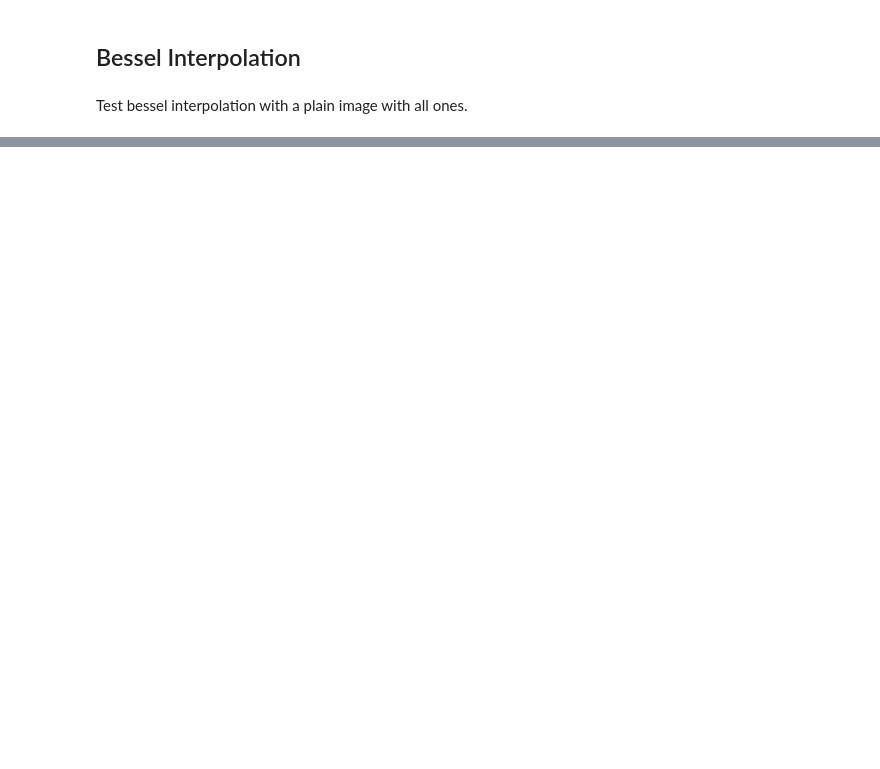
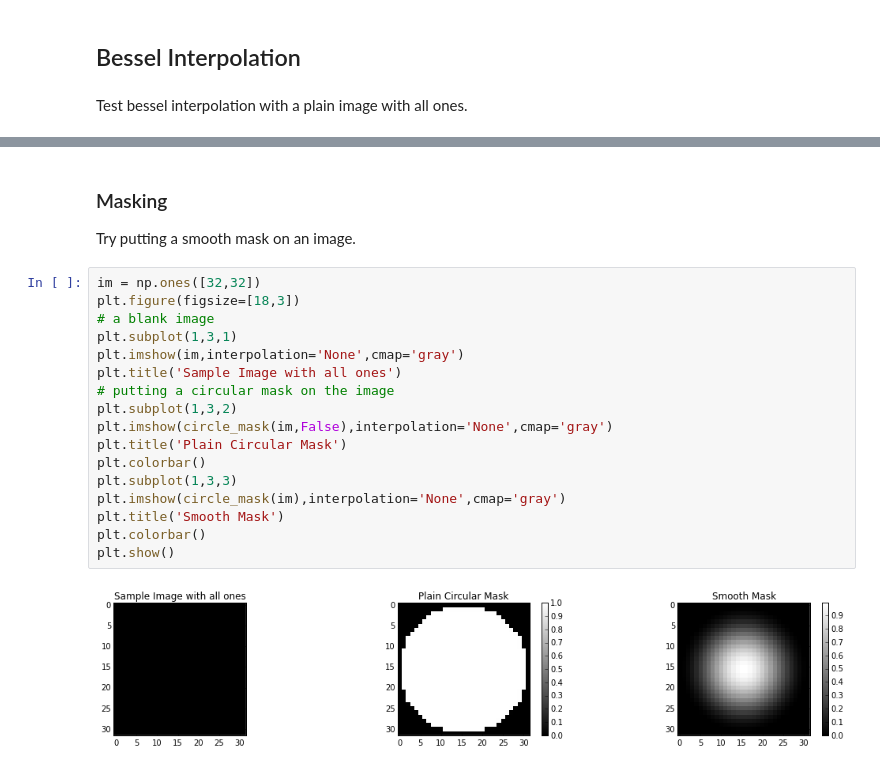
Before and after one commit to zyzdiana/AC297r-Volume-Registration, a Jupyter notebook: Thesis/Test_Cases.ipynb, the cells around one changed output, grey strips where cells are left out. Drawn from its saved outputs; the diff is of its cells as text; blank space fills up the shorter version.

```diff
--- a/Thesis/Test_Cases.ipynb
+++ b/Thesis/Test_Cases.ipynb
@@ -79,2 +66,24 @@ plt.show()
+# %% [markdown]
+### Masking
+Try putting a smooth mask on an image.
+# %%
+im = np.ones([32,32])
+plt.figure(figsize=[18,3])
+# a blank image
+plt.subplot(1,3,1)
+plt.imshow(im,interpolation='None',cmap='gray')
+plt.title('Sample Image with all ones')
+# putting a circular mask on the image
+plt.subplot(1,3,2)
+plt.imshow(circle_mask(im,False),interpolation='None',cmap='gray')
+plt.title('Plain Circular Mask')
+plt.colorbar()
+plt.subplot(1,3,3)
+plt.imshow(circle_mask(im),interpolation='None',cmap='gray')
+plt.title('Smooth Mask')
+plt.colorbar()
+plt.show()
+# %% [output]
+[figure, added]
 # %%
 N = 100
```
Also changed, not shown: parts of 7 cells of this notebook, 3 other files.
